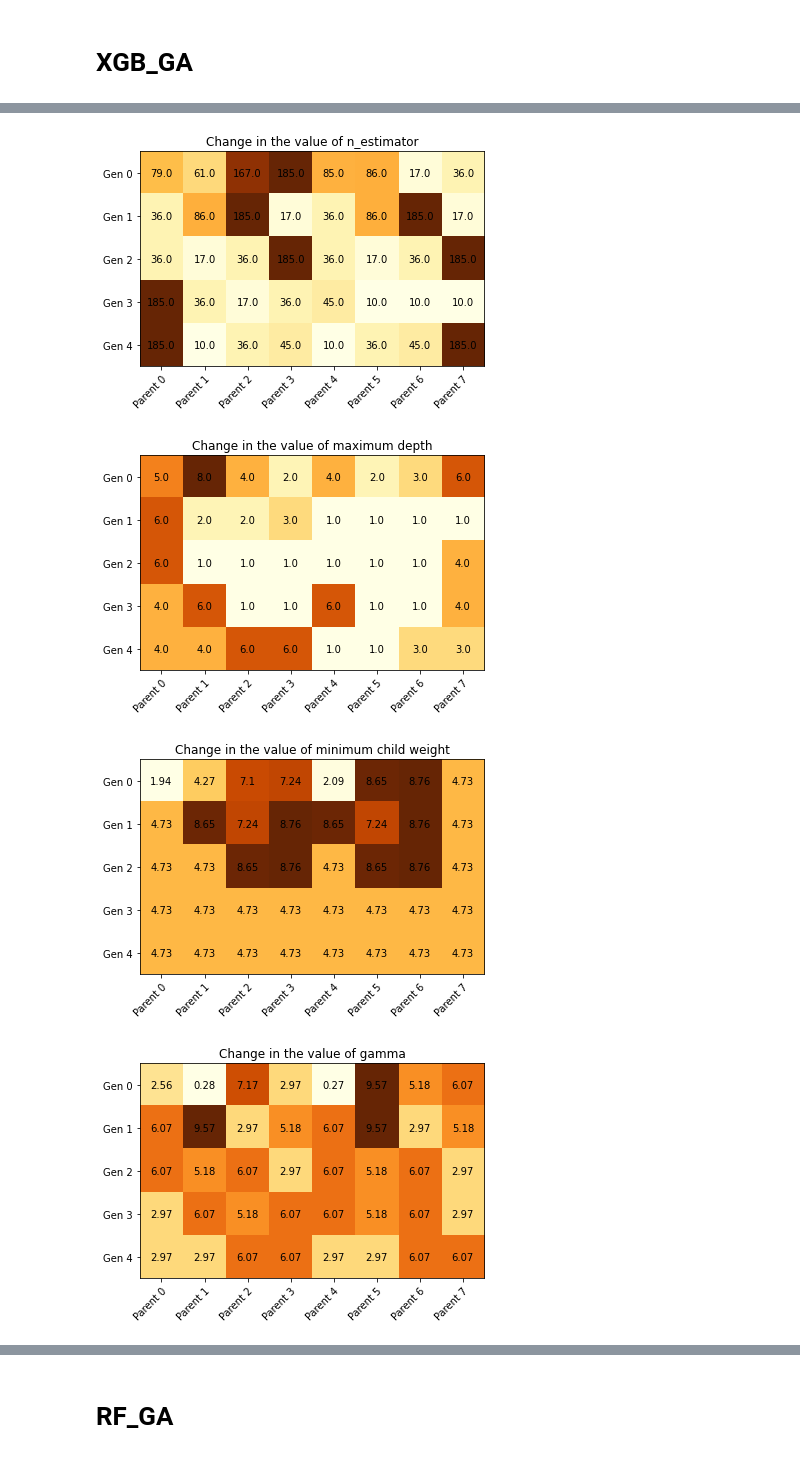
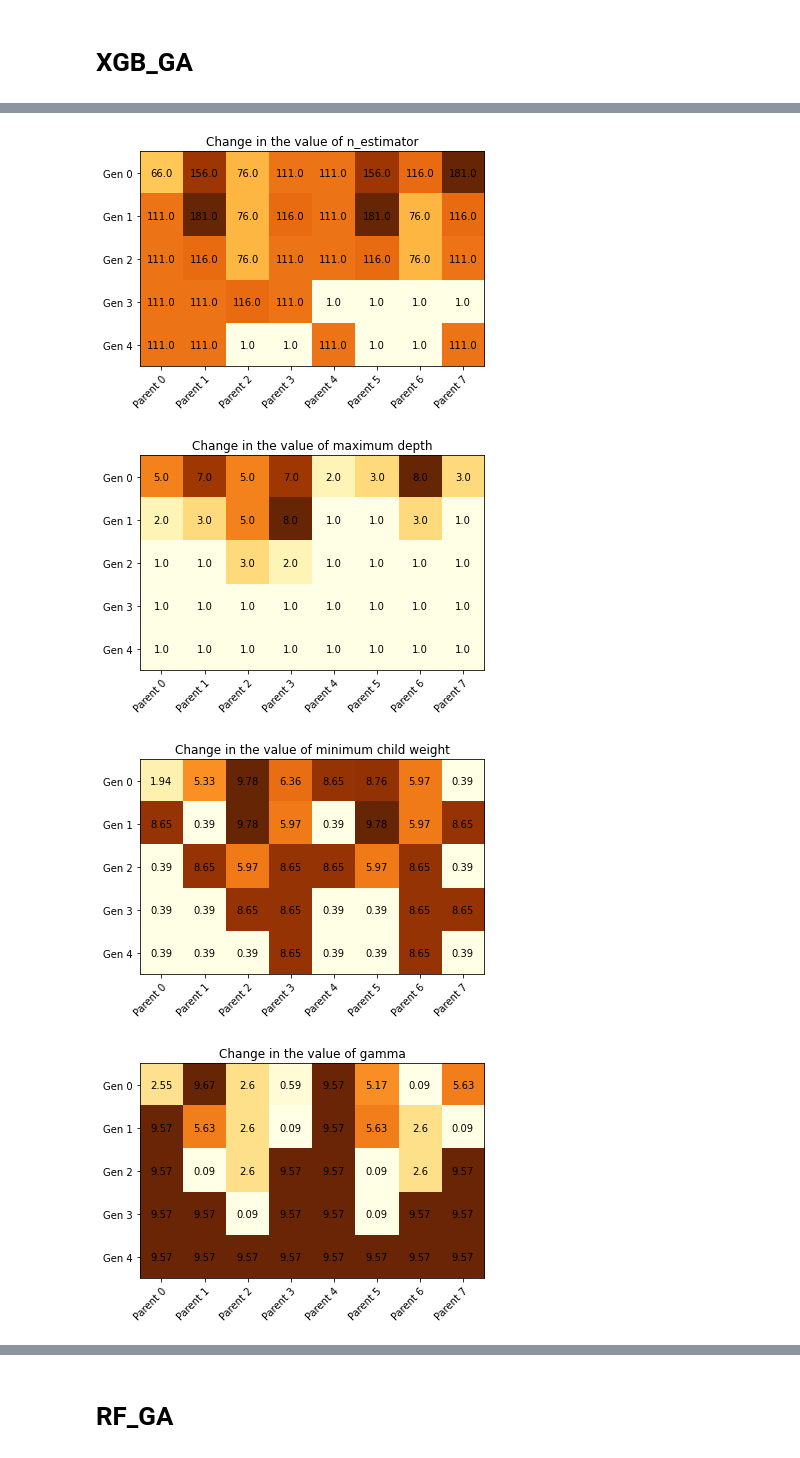
Before and after one commit to myschl/ML-DL, a Jupyter notebook: RUL_Prediction_.ipynb, the cells around one changed output, grey strips where cells are left out. Saved outputs shown, nothing was run; the diff lists cells and outputs as text; code cells hidden in the pictures.

```diff
--- a/RUL_Prediction_.ipynb
+++ b/RUL_Prediction_.ipynb
@@ -589,0 +224,2 @@ X.shape
+# %%
+fd_001_test.drop(columns=['Nf_dmd','PCNfR_dmd','P2','T2','TRA','farB','epr'],inplace=True)
@@ -689,12 +269,0 @@ g=plt.plot(test_labels, preds,marker='o',linestyle='--')
-# %%
-import matplotlib.pyplot as plt
-_, ax = plt.subplots()
-
-ax.scatter(x = range(0, test_labels.size), y=test_labels, c = 'blue', label = 'Actual', alpha = 0.3)
-ax.scatter(x = range(0, preds.size), y=preds, c = 'red', label = 'Predicted', alpha = 0.3)
-
-plt.title('Actual and predicted values')
-plt.xlabel('Observations')
-plt.ylabel('mpg')
-plt.legend()
-plt.show()
@@ -754,0 +288,6 @@ result
+# %%
+model =train_models(train_df, 'SVR')
+preds = model.predict(X_001_test)
+
+score_func(y_true, preds)
+plot_result(y_true, preds)
@@ -764,6 +311,7 @@ class geneticXGboost:
   import random
   import xgboost as xgb
   import matplotlib.pyplot as plt
+  import random
 
 
   random.seed(723)
@@ -780,13 +328,13 @@ class geneticXGboost:
 
       for i in range(numberOfParents):
           print(i)
-          learningRate[i] = round(random.uniform(0.01, 1), 2)
-          nEstimators[i] = random.randrange(10, 1500, step = 25)
+          learningRate[i] = round(random.uniform(0.01, 1.0), 2)
+          nEstimators[i] = random.randrange(1, 200, step = 5)
           maxDepth[i] = int(random.randrange(1, 10, step= 1))
           minChildWeight[i] = round(random.uniform(0.01, 10.0), 2)
-          gammaValue[i] = round(random.uniform(0.01, 10.0), 2)
-          subSample[i] = round(random.uniform(0.01, 1.0), 2)
-          colSampleByTree[i] = round(random.uniform(0.01, 1.0), 2)
+          gammaValue[i] = round(random.uniform(0, 10.0), 2)
+          subSample[i] = round(random.uniform(0.1, 1.0), 2)
+          colSampleByTree[i] = round(random.uniform(0.1, 1.0), 2)
 
       population = np.concatenate((learningRate, nEstimators, maxDepth, minChildWeight, gammaValue, subSample, colSampleByTree), axis= 1)
       return population
@@ -803,6 +351,7 @@ class geneticXGboost:
       fScore = []
       for i in range(population.shape[0]):
           param = { 'objective':'reg:squarederror',
+                   'silent' : True,
                 'learning_rate': population[i][0],
                 'n_estimators': population[i][1],
                 'max_depth': int(population[i][2]),
@@ -810,11 +359,12 @@ class geneticXGboost:
                 'gamma': population[i][4],
                 'subsample': population[i][5],
                 'colsample_bytree': population[i][6],
-                'seed': 24}
+                # 'seed': 24
+                }
           num_round = 100
           xgbT = xgb.train(param, dMatrixTrain, num_round)
           preds = xgbT.predict(dMatrixtest)
-          # preds = preds>0.5
+          # preds = preds>0.9
           fScore.append(fitness_f1score(y_test, preds))
       return fScore
 
@@ -871,12 +421,12 @@ class geneticXGboost:
       minMaxValue = np.zeros((numberOfParameters, 2))
 
       minMaxValue[0:] = [0.01, 1.0] #min/max learning rate
-      minMaxValue[1, :] = [10, 2000] #min/max n_estimator
+      minMaxValue[1, :] = [1, 200] #min/max n_estimator
       minMaxValue[2, :] = [1, 100] #min/max depth
       minMaxValue[3, :] = [0, 100.0] #min/max child_weight
-      minMaxValue[4, :] = [0.01, 100.0] #min/max gamma
-      minMaxValue[5, :] = [0.01, 1.0] #min/maxsubsample
-      minMaxValue[6, :] = [0.01, 1.0] #min/maxcolsample_bytree
+      minMaxValue[4, :] = [0, 100.0] #min/max gamma
+      minMaxValue[5, :] = [0.1, 1.0] #min/maxsubsample
+      minMaxValue[6, :] = [0.1, 1.0] #min/maxcolsample_bytree
 
       # Mutation changes a single gene in each offspring randomly.
       mutationValue = 0
@@ -965,10 +515,14 @@ np.random.seed(723)
 
 #model xgboost
 #use xgboost API now
-X_train = train_data
-y_train = train_labels
-X_test = test_data
-y_test = test_labels
+X = train_df.iloc[:,:14].to_numpy()
+Y = train_df.iloc[:,14:].to_numpy()
+Y = np.ravel(Y)
+
+X_train = X
+y_train = Y
+X_test = X_001_test
+y_test = y_true
 
 xgDMatrix = xgb.DMatrix(X_train, y_train) #create Dmatrix
 xgbDMatrixTest = xgb.DMatrix(X_test, y_test)
@@ -1053,7 +607,7 @@ print('colsample_bytree', population[bestFitnessIndex][6])
 #visualize the change in fitness of the various generations and parents
 
 
-geneticXGboost.plot_parameters(numberOfGenerations, numberOfParents, fitnessHistory, "fitness (F-score)")
+geneticXGboost.plot_parameters(numberOfGenerations, numberOfParents, fitnessHistory, "fitness (r2)")
 
 #Look at individual parameters change with generation
 #Create array for each parameter history (Genration x Parents)
@@ -1098,4 +652,4 @@ colsample_bytree 0.25
-[figure, old version]
+[figure, new version]
-[figure, old version]
+[figure, new version]
-[figure, old version]
+[figure, new version]
-[figure, old version]
+[figure, new version]
```
Also changed, not shown: parts of 76 cells of this notebook.
